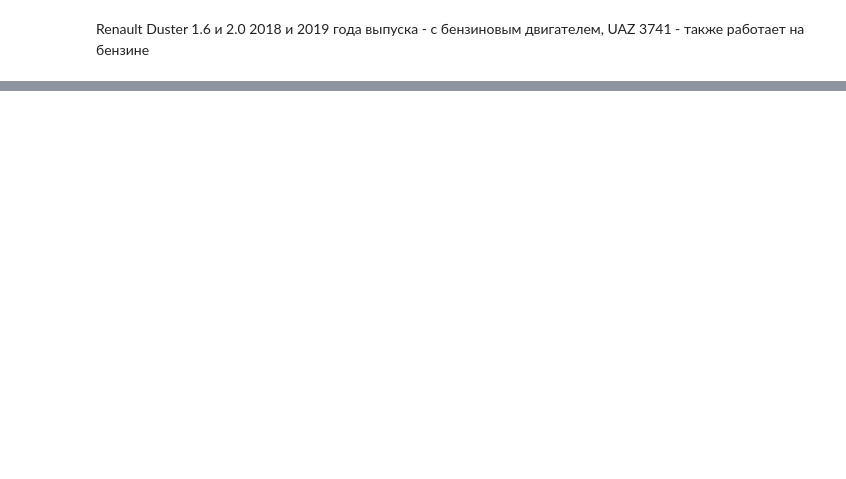
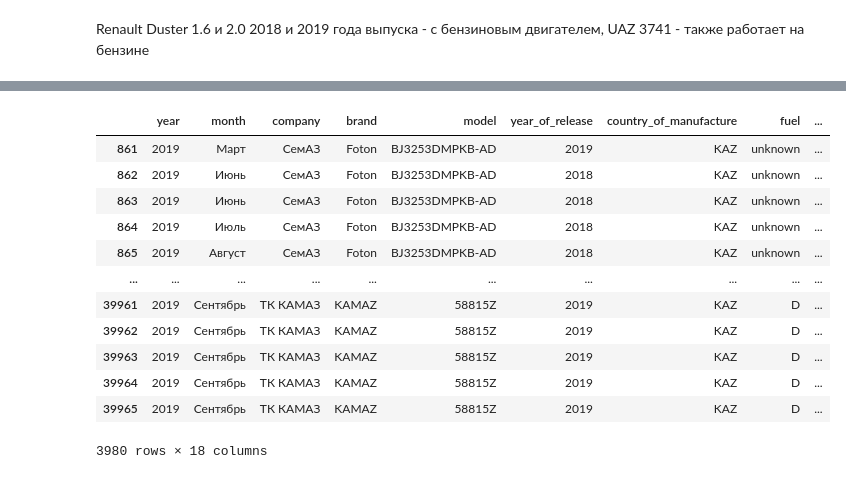
Before and after one commit to analyst-plv/car-sales, a Jupyter notebook: Авторынок.ipynb, the cells around one changed output, grey strips where cells are left out. Saved outputs shown, nothing was run; the diff lists cells and outputs as text; code cells hidden in the pictures; blank space fills up the shorter version.

```diff
--- a/Авторынок.ipynb
+++ b/Авторынок.ipynb
@@ -383,0 +455,20 @@ df[df['fuel']=='nan']
+# %%
+df['type_of_drive']=df['type_of_drive'].astype(str)
+# %%
+df['type_of_drive']=df['type_of_drive'].str.upper()
+# %%
+#
+def drive_type(value):
+    if value in ['ПЕРЕДНИЙ','ПЕРЕДНИЙ (FF)','FF', 'FWD']:
+        return 'FWD'
+    elif value in ['ЗАДНИЙ','RWD']:
+        return 'RWD'
+    elif '2' in value:
+        return '2WD'
+    elif 'AWD' in value:
+        return value
+    elif value in ['QUATTRO', '4MOTION', '4WD', '4 WD', '4X4', '4Х4', 'ПОЛНЫЙ']:
+        return '4WD'
+    return 'unknown'
+# %%
+df['type_of_drive'] = df['type_of_drive'].apply(drive_type)
@@ -384 +486,17 @@ df[df['fuel']=='nan']
+# %%
+df[df['type_of_drive']=='unknown']
+# %% [output]
+|  | year | month | company | brand | model | year_of_release | country_of_manufacture | fuel | ... |
+| 861 | 2019 | Март | СемАЗ | Foton | BJ3253DMPKB-AD | 2019 | KAZ | unknown | ... |
+| 862 | 2019 | Июнь | СемАЗ | Foton | BJ3253DMPKB-AD | 2018 | KAZ | unknown | ... |
+| 863 | 2019 | Июнь | СемАЗ | Foton | BJ3253DMPKB-AD | 2018 | KAZ | unknown | ... |
+| 864 | 2019 | Июль | СемАЗ | Foton | BJ3253DMPKB-AD | 2018 | KAZ | unknown | ... |
+| 865 | 2019 | Август | СемАЗ | Foton | BJ3253DMPKB-AD | 2018 | KAZ | unknown | ... |
+| ... | ... | ... | ... | ... | ... | ... | ... | ... | ... |
+| 39961 | 2019 | Сентябрь | ТК КАМАЗ | KAMAZ | 58815Z | 2019 | KAZ | D | ... |
+| 39962 | 2019 | Сентябрь | ТК КАМАЗ | KAMAZ | 58815Z | 2019 | KAZ | D | ... |
+| 39963 | 2019 | Сентябрь | ТК КАМАЗ | KAMAZ | 58815Z | 2019 | KAZ | D | ... |
+| 39964 | 2019 | Сентябрь | ТК КАМАЗ | KAMAZ | 58815Z | 2019 | KAZ | D | ... |
+| 39965 | 2019 | Сентябрь | ТК КАМАЗ | KAMAZ | 58815Z | 2019 | KAZ | D | ... |
+3980 rows × 18 columns
 # %%
```
Also changed, not shown: parts of 26 cells of this notebook.
